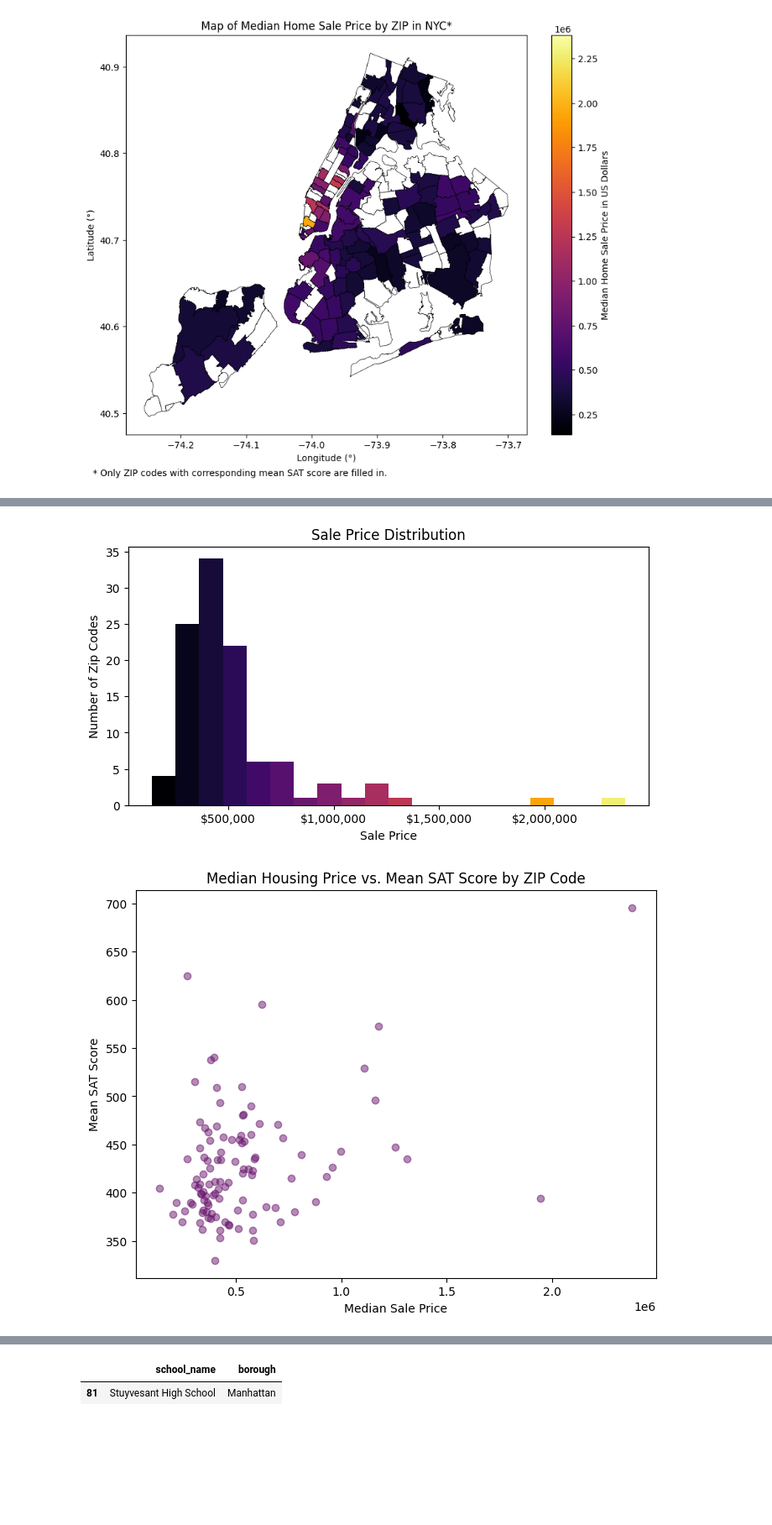
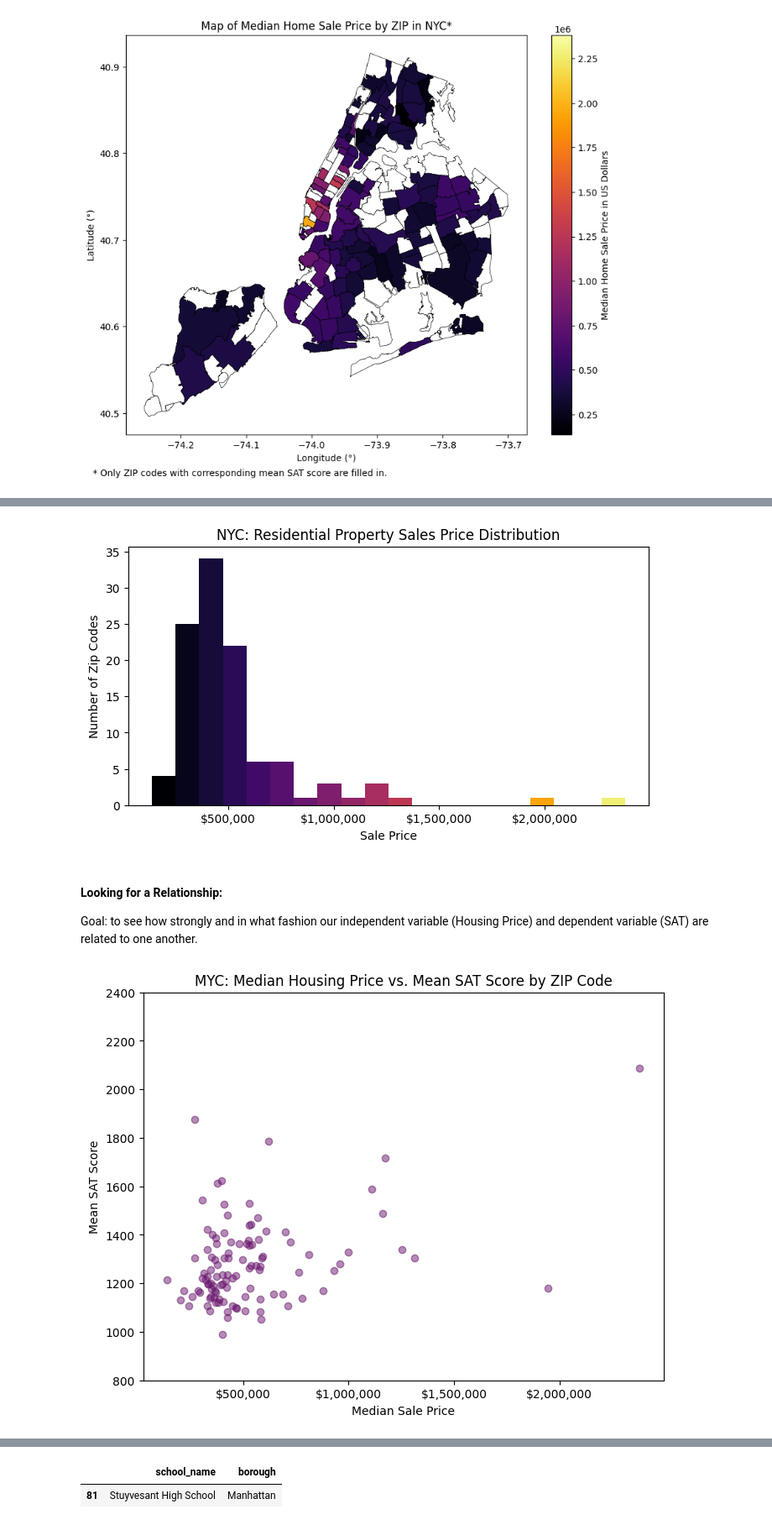
Before and after one commit to johnmays/wealth-and-SAT-NYC, a Jupyter notebook: notebooks/investigation.ipynb, the cells around one changed output, grey strips where cells are left out. Shown: that part at 84% size. Saved outputs shown, nothing was run; the diff lists cells and outputs as text; code cells hidden in the pictures; blank space fills up the shorter version.

```diff
--- a/notebooks/investigation.ipynb
+++ b/notebooks/investigation.ipynb
@@ -96,7 +98,7 @@ SAT_with_ZIP = SAT_with_ZIP.groupby('ZIP CODE').sum()
 # Averaging the 3 subject score means:
 SAT_with_ZIP['SAT Score Mean'] = (SAT_with_ZIP['Critical Reading Mean'] +
                                   SAT_with_ZIP['Mathematics Mean'] +
-                                  SAT_with_ZIP['Writing Mean'])/3
+                                  SAT_with_ZIP['Writing Mean'])
 # Normalizing by total number of test takers to obtain average,
 # then restricting to the only relevant column:
 SAT_with_ZIP['SAT Score Mean'] /= SAT_with_ZIP['Number of Test Takers']
@@ -205,20 +208,22 @@ for frac, patch in zip(fracs, patches):
 
 plt.ylabel('Number of Zip Codes')
 plt.xlabel('Sale Price')
-plt.title('Sale Price Distribution')
+plt.title('NYC: Residential Property Sales Price Distribution')
 plt.show();
 # %% [output]
-[figure, old version]
+[figure, new version]
+# %% [markdown]
+#### Looking for a Relationship:
+Goal: to see how strongly and in what fashion our independent variable (Housing Price) and dependent variable (SAT) are related to one another.
 # %%
 fig, ax = plt.subplots(1, figsize = (8, 6))
-# ax.xaxis.set_major_formatter(mpl.ticker.StrMethodFormatter('${x:,.0f}'))
+ax.xaxis.set_major_formatter(mpl.ticker.StrMethodFormatter('${x:,.0f}'))
 ax.scatter(total_df['SALE PRICE'], total_df['SAT Score Mean'], color=inferno(0.3), alpha = 0.5)
 plt.ylabel('Mean SAT Score')
 plt.xlabel('Median Sale Price')
-# ticks = [1.e+05, 2.5e+05, 5.e+05, 1.e+06, 2.5e+06]
-# plt.xticks(ticks = ticks, labels=map(lambda x: f'${x:,.0f}', ticks))
-plt.title('Median Housing Price vs. Mean SAT Score by ZIP Code')
+plt.title('MYC: Median Housing Price vs. Mean SAT Score by ZIP Code')
+plt.ylim((800, 2400))
 plt.show();
 # %% [output]
-[figure, old version]
+[figure, new version]
 # %% [markdown]
```
Also changed, not shown: parts of 10 cells of this notebook, 1 other file.
